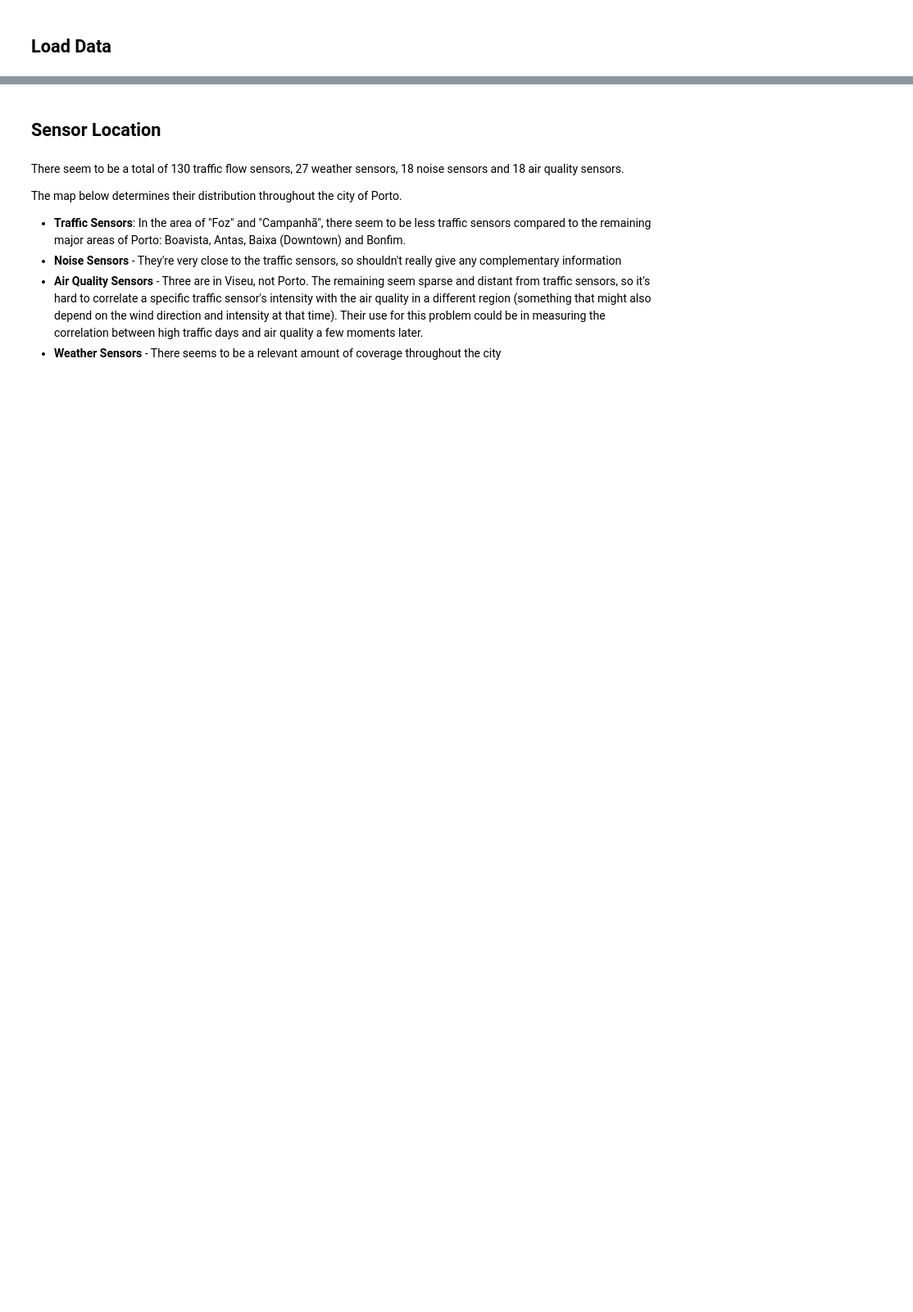
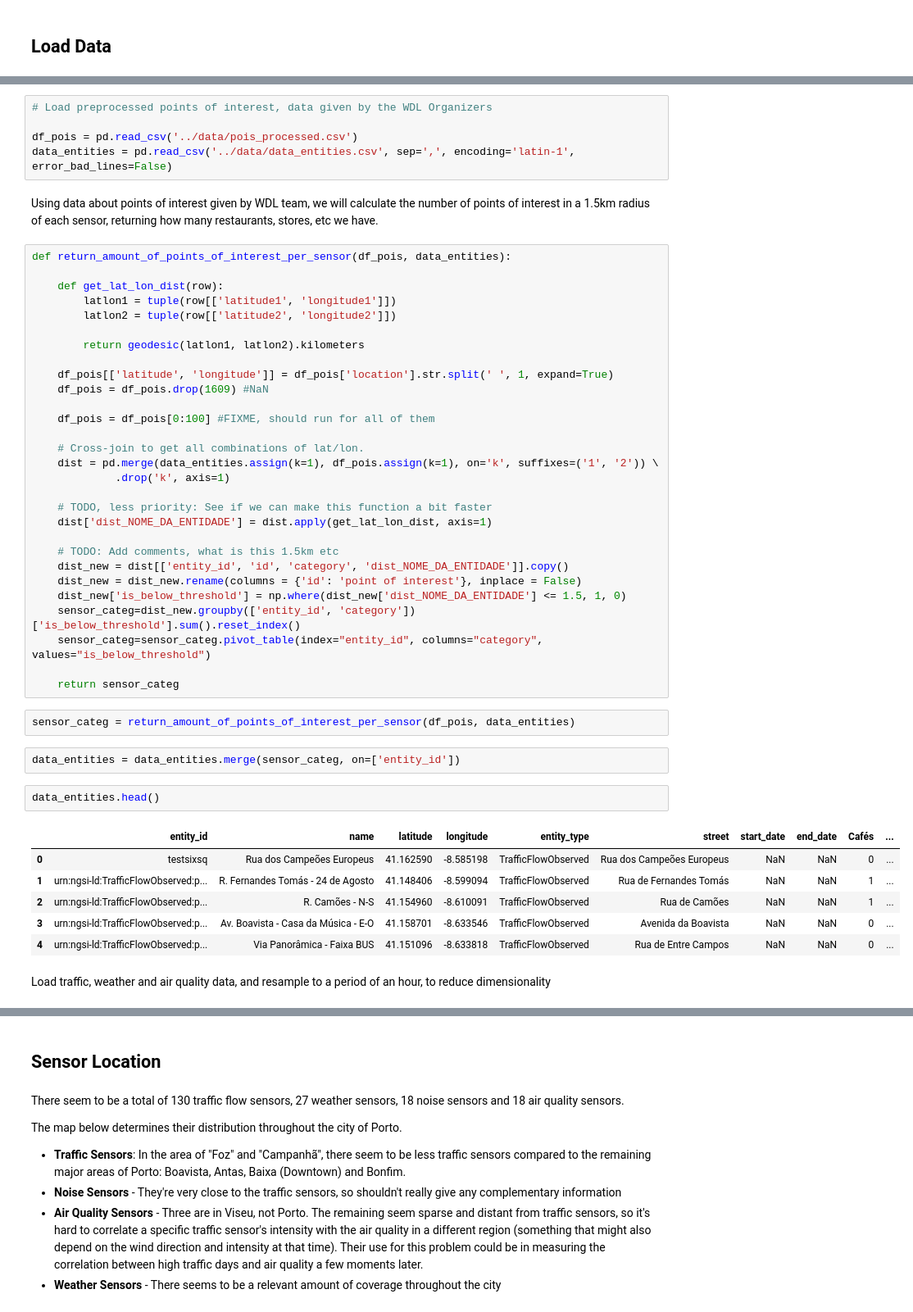
Before and after one commit to TiagoFilipeSousaGoncalves/wdl-tech-moguls, a Jupyter notebook: stage-2/code/Deliverable.ipynb, the cells around one changed output, grey strips where cells are left out. Shown at 82% size. Saved outputs shown, nothing was run; the diff lists cells and outputs as text; blank space fills up the shorter version.

Commit message:
Added some comments and cleand up file

```diff
--- a/stage-2/code/Deliverable.ipynb
+++ b/stage-2/code/Deliverable.ipynb
@@ -42,3 +49,54 @@ AIR_QUALITY_PATH = [
+# %%
+# Load preprocessed points of interest, data given by the WDL Organizers
+
+df_pois = pd.read_csv('../data/pois_processed.csv')
+data_entities = pd.read_csv('../data/data_entities.csv', sep=',', encoding='latin-1', error_bad_lines=False)
+# %% [markdown]
+Using data about points of interest given by WDL team, we will calculate the number of points of interest in a 1.5km radius of each sensor, returning how many restaurants, stores, etc we have.
+# %%
+def return_amount_of_points_of_interest_per_sensor(df_pois, data_entities):
+
+    def get_lat_lon_dist(row):
+        latlon1 = tuple(row[['latitude1', 'longitude1']])
+        latlon2 = tuple(row[['latitude2', 'longitude2']])
+
+        return geodesic(latlon1, latlon2).kilometers
+
+    df_pois[['latitude', 'longitude']] = df_pois['location'].str.split(' ', 1, expand=True)
+    df_pois = df_pois.drop(1609) #NaN
+
+    df_pois = df_pois[0:100] #FIXME, should run for all of them
+
+    # Cross-join to get all combinations of lat/lon.
+    dist = pd.merge(data_entities.assign(k=1), df_pois.assign(k=1), on='k', suffixes=('1', '2')) \
+             .drop('k', axis=1)
+
+    # TODO, less priority: See if we can make this function a bit faster
+    dist['dist_NOME_DA_ENTIDADE'] = dist.apply(get_lat_lon_dist, axis=1)
+
+    # TODO: Add comments, what is this 1.5km etc
+    dist_new = dist[['entity_id', 'id', 'category', 'dist_NOME_DA_ENTIDADE']].copy()
+    dist_new = dist_new.rename(columns = {'id': 'point of interest'}, inplace = False)
+    dist_new['is_below_threshold'] = np.where(dist_new['dist_NOME_DA_ENTIDADE'] <= 1.5, 1, 0)
+    sensor_categ=dist_new.groupby(['entity_id', 'category'])['is_below_threshold'].sum().reset_index()
+    sensor_categ=sensor_categ.pivot_table(index="entity_id", columns="category", values="is_below_threshold")
+
+    return sensor_categ
+# %%
+sensor_categ = return_amount_of_points_of_interest_per_sensor(df_pois, data_entities)
+# %%
+data_entities = data_entities.merge(sensor_categ, on=['entity_id'])
+# %%
+data_entities.head()
+# %% [output]
+|  | entity_id | name | latitude | longitude | entity_type | street | start_date | end_date | Cafés | ... |
+| 0 | testsixsq | Rua dos Campeões Europeus | 41.162590 | -8.585198 | TrafficFlowObserved | Rua dos Campeões Europeus | NaN | NaN | 0 | ... |
+| 1 | urn:ngsi-ld:TrafficFlowObserved:p... | R. Fernandes Tomás - 24 de Agosto | 41.148406 | -8.599094 | TrafficFlowObserved | Rua de Fernandes Tomás | NaN | NaN | 1 | ... |
+| 2 | urn:ngsi-ld:TrafficFlowObserved:p... | R. Camões - N-S | 41.154960 | -8.610091 | TrafficFlowObserved | Rua de Camões | NaN | NaN | 1 | ... |
+| 3 | urn:ngsi-ld:TrafficFlowObserved:p... | Av. Boavista - Casa da Música - E-O | 41.158701 | -8.633546 | TrafficFlowObserved | Avenida da Boavista | NaN | NaN | 0 | ... |
+| 4 | urn:ngsi-ld:TrafficFlowObserved:p... | Via Panorâmica - Faixa BUS | 41.151096 | -8.633818 | TrafficFlowObserved | Rua de Entre Campos | NaN | NaN | 0 | ... |
+# %% [markdown]
+Load traffic, weather and air quality data, and resample to a period of an hour, to reduce dimensionality
 # %%
 def load_data(data_paths, date_col, value_cols, agg_operation = 'sum'):
     concat_data = []
```
Also changed, not shown: parts of 90 cells of this notebook.
